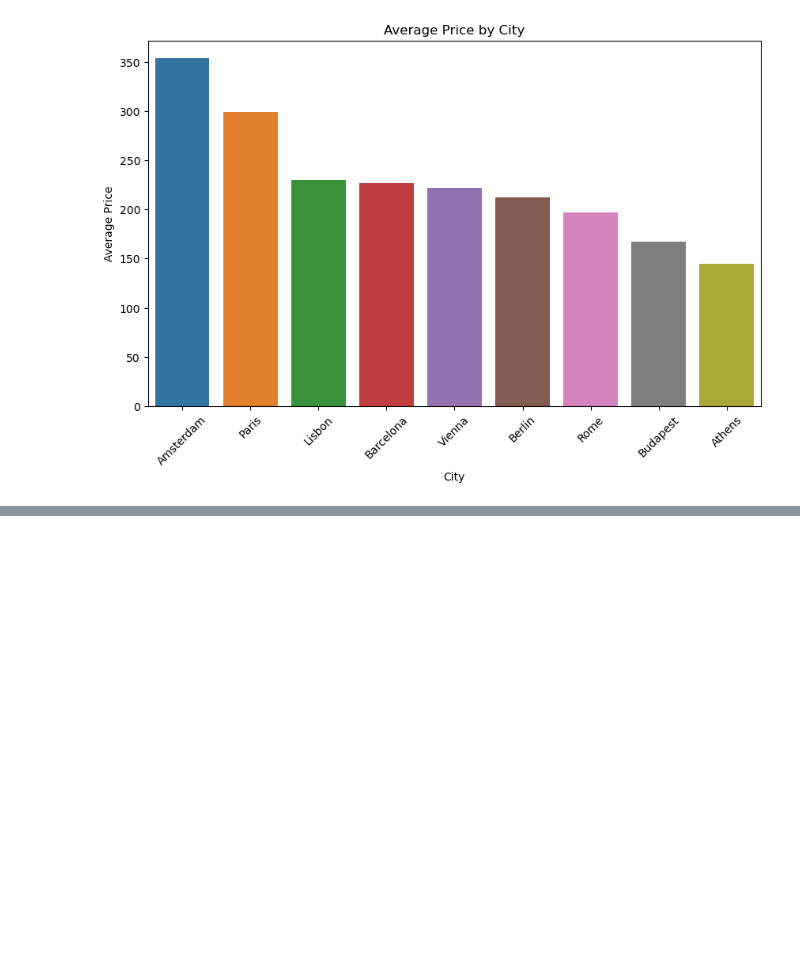
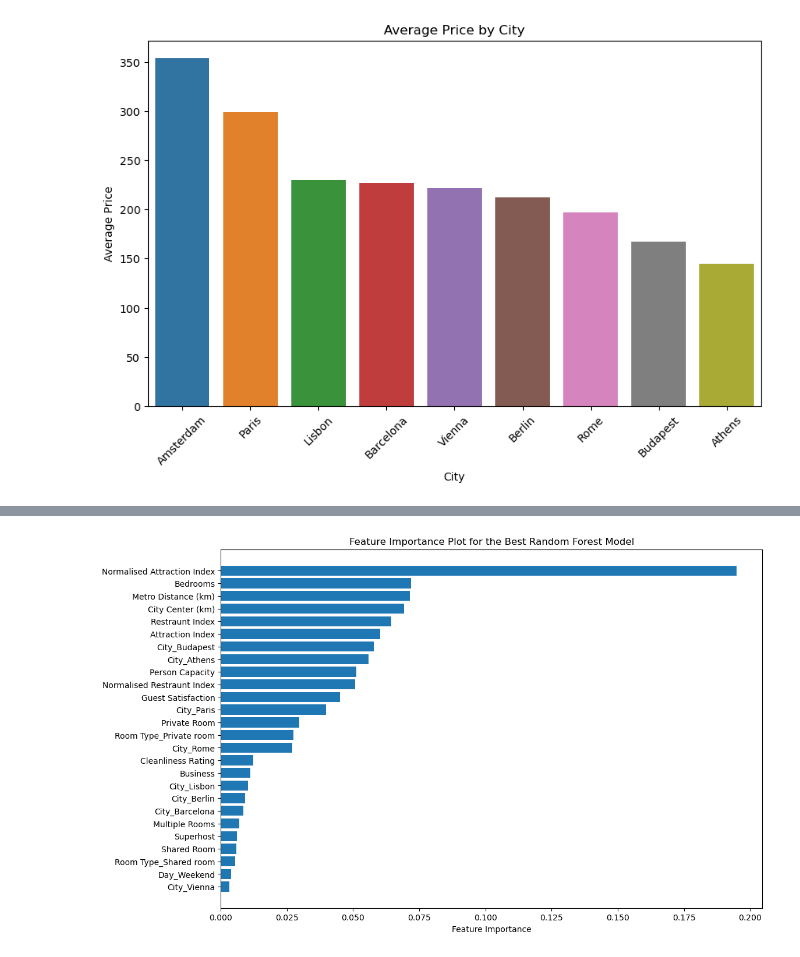
Before and after one commit to UCB-stat-159-s23/project-Group28, a Jupyter notebook: main.ipynb, the cells around one changed output, grey strips where cells are left out. Saved outputs shown, nothing was run; the diff lists cells and outputs as text; code cells hidden in the pictures; blank space fills up the shorter version.

```diff
--- a/main.ipynb
+++ b/main.ipynb
@@ -107,0 +149,4 @@ Image(filename = "figures/average_price_by_city.png")
+# %%
+Image(filename = "figures/feature_importance_plot.png")
+# %% [output]
+[figure, added]
```
Also changed, not shown: parts of 9 cells of this notebook, 26 other files.
